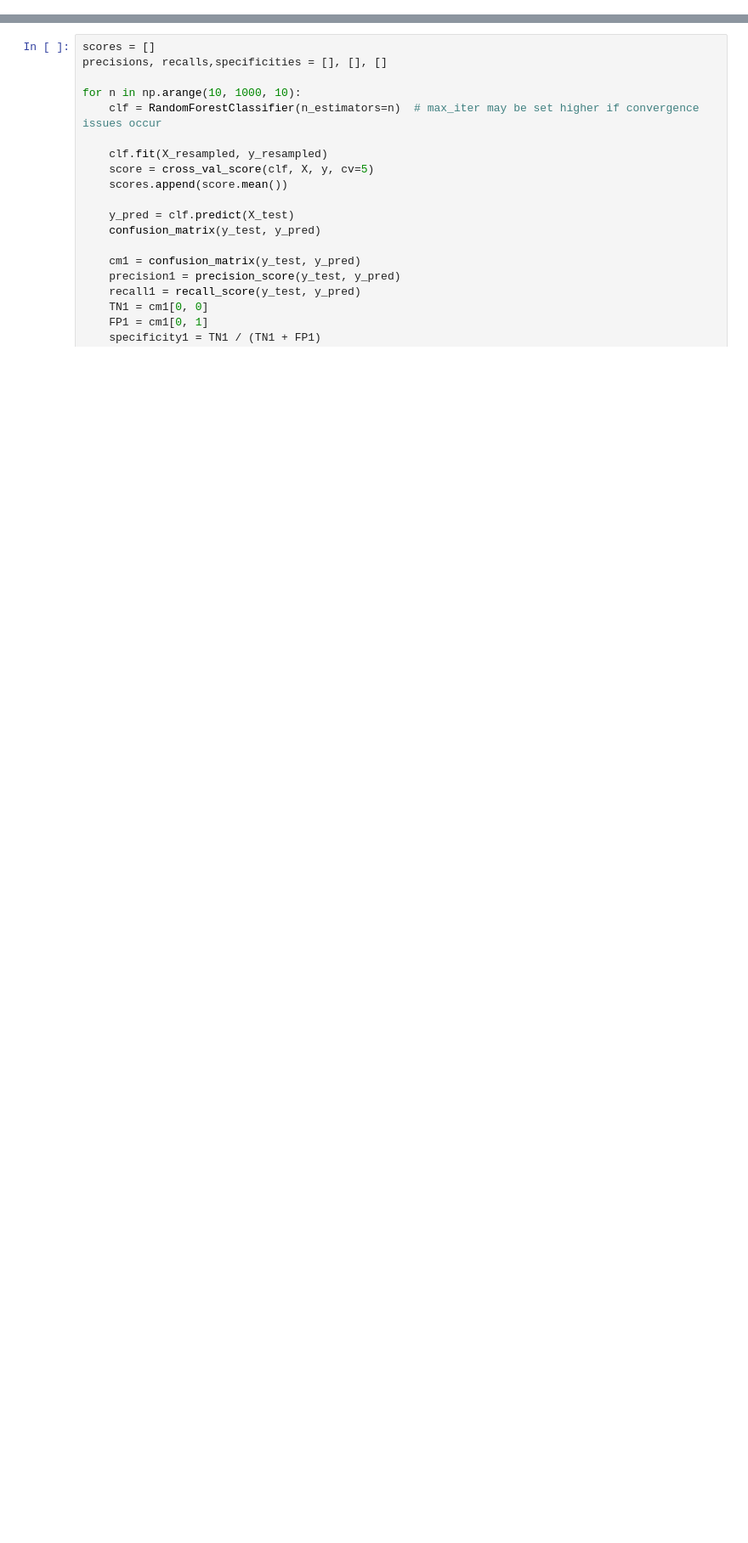
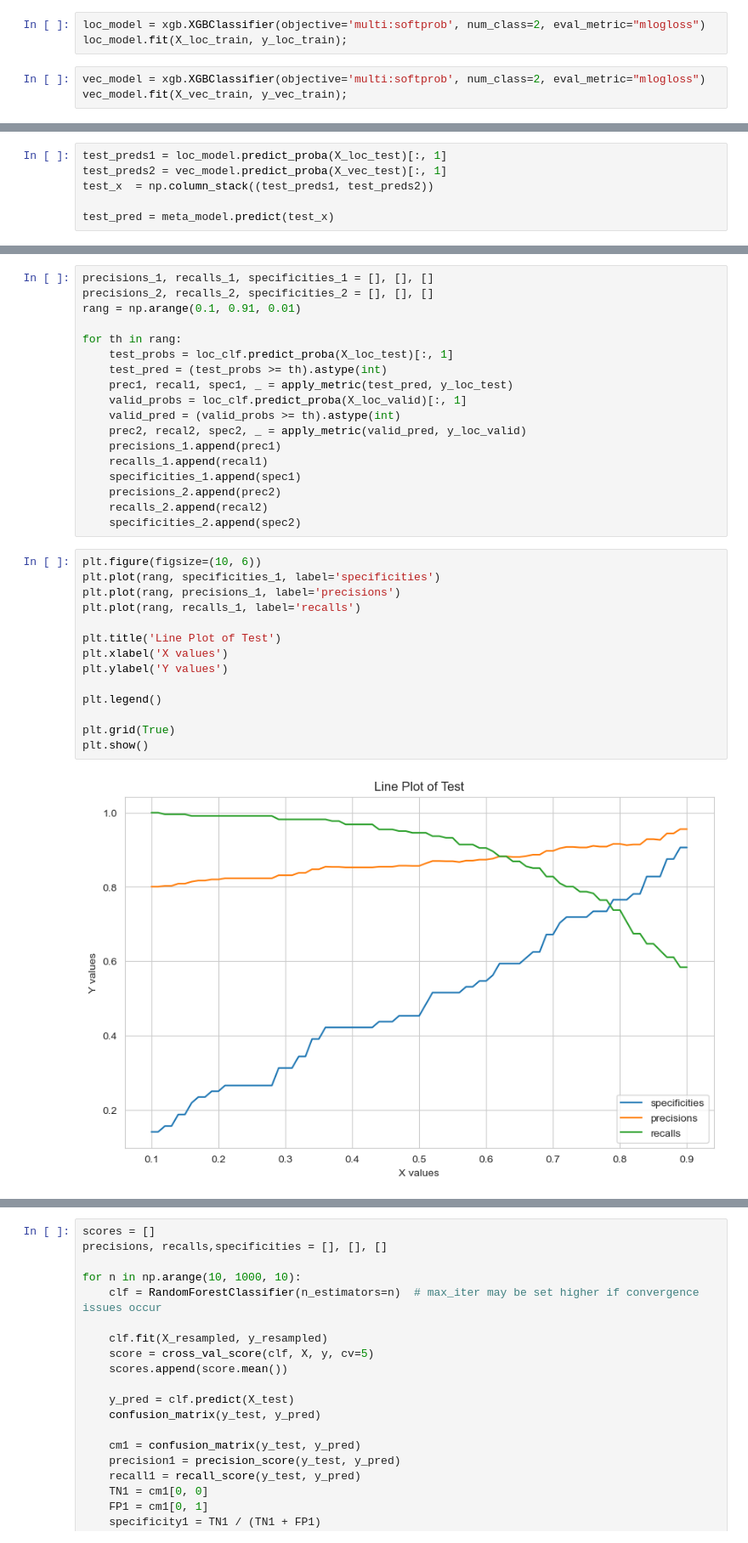
Before and after one commit to ziruiqiao/XN, a Jupyter notebook: simple_model/Random_Forest.ipynb, the cells around one changed output, grey strips where cells are left out. Shown at 85% size. Drawn from its saved outputs; the diff is of its cells as text; blank space fills up the shorter version.

```diff
--- a/simple_model/Random_Forest.ipynb
+++ b/simple_model/Random_Forest.ipynb
@@ -30,0 +56,6 @@ X_resampled, y_resampled = smote.fit_resample(X_train, y_train)
+# %%
+loc_model = xgb.XGBClassifier(objective='multi:softprob', num_class=2, eval_metric="mlogloss")
+loc_model.fit(X_loc_train, y_loc_train);
+# %%
+vec_model = xgb.XGBClassifier(objective='multi:softprob', num_class=2, eval_metric="mlogloss")
+vec_model.fit(X_vec_train, y_vec_train);
@@ -30,0 +70,6 @@ X_resampled, y_resampled = smote.fit_resample(X_train, y_train)
+# %%
+test_preds1 = loc_model.predict_proba(X_loc_test)[:, 1]
+test_preds2 = vec_model.predict_proba(X_vec_test)[:, 1]
+test_x  = np.column_stack((test_preds1, test_preds2))
+
+test_pred = meta_model.predict(test_x)
@@ -30,0 +155,34 @@ X_resampled, y_resampled = smote.fit_resample(X_train, y_train)
+# %%
+precisions_1, recalls_1, specificities_1 = [], [], []
+precisions_2, recalls_2, specificities_2 = [], [], []
+rang = np.arange(0.1, 0.91, 0.01)
+
+for th in rang:
+    test_probs = loc_clf.predict_proba(X_loc_test)[:, 1]
+    test_pred = (test_probs >= th).astype(int)
+    prec1, recal1, spec1, _ = apply_metric(test_pred, y_loc_test)
+    valid_probs = loc_clf.predict_proba(X_loc_valid)[:, 1]
+    valid_pred = (valid_probs >= th).astype(int)
+    prec2, recal2, spec2, _ = apply_metric(valid_pred, y_loc_valid)
+    precisions_1.append(prec1)
+    recalls_1.append(recal1)
+    specificities_1.append(spec1)
+    precisions_2.append(prec2)
+    recalls_2.append(recal2)
+    specificities_2.append(spec2)
+# %%
+plt.figure(figsize=(10, 6))
+plt.plot(rang, specificities_1, label='specificities')
+plt.plot(rang, precisions_1, label='precisions')
+plt.plot(rang, recalls_1, label='recalls')
+
+plt.title('Line Plot of Test')
+plt.xlabel('X values')
+plt.ylabel('Y values')
+
+plt.legend()
+
+plt.grid(True)
+plt.show()
+# %% [output]
+[figure, added]
```
Also changed, not shown: parts of 17 cells of this notebook, 5 other files.
